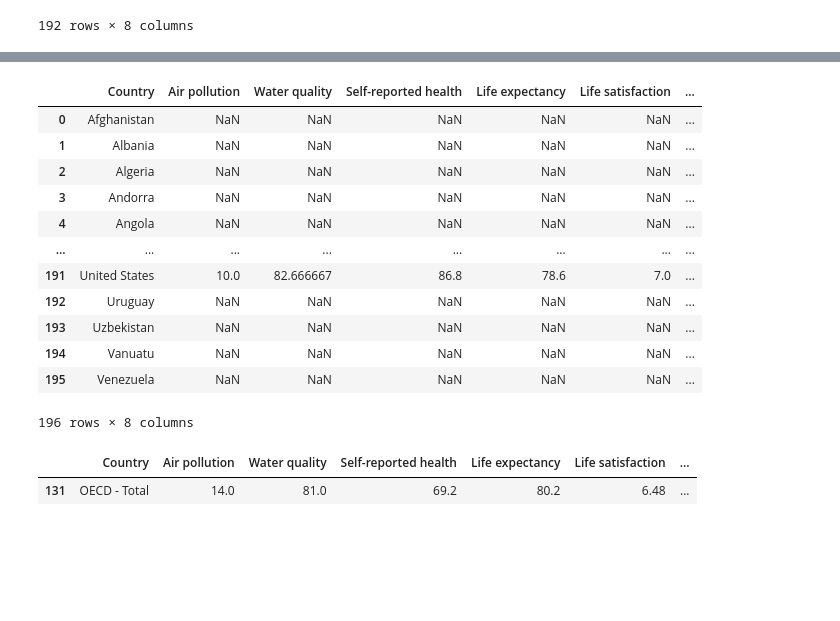
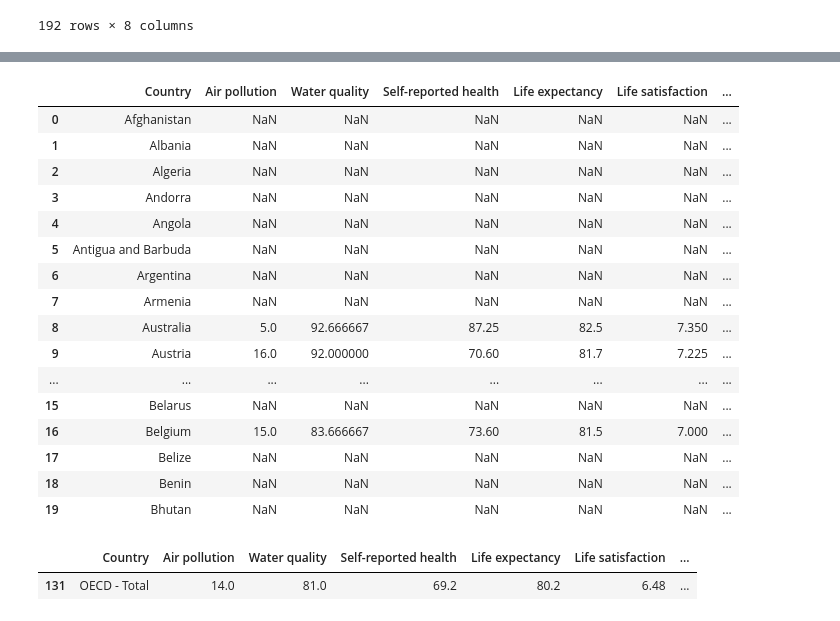
Before and after one commit to maranedah/MDS7202, a Jupyter notebook: clases/Clase 9 - Concatenacion y Merge/Clase_9_Concatenacion_combinacion_fuentes_de_datos.ipynb, the cells around one changed output, grey strips where cells are left out. Drawn from its saved outputs; the diff is of its cells as text; code cells hidden in the pictures; blank space fills up the shorter version.

```diff
--- a/clases/Clase 9 - Concatenacion y Merge/Clase_9_Concatenacion_combinacion_fuentes_de_datos.ipynb
+++ b/clases/Clase 9 - Concatenacion y Merge/Clase_9_Concatenacion_combinacion_fuentes_de_datos.ipynb
@@ -681,26 +669,30 @@ Combina todos los elementos posibles y conserva todo el resto en filas independi
 # %%
 outer_merged_df = pd.merge(
     left=env_heatlh_df,
     right=t_agg_df,
     on="Country",
     sort=True,
     how="outer",
 )
-outer_merged_df
+outer_merged_df.head(20)
 # %% [output]
 |  | Country | Air pollution | Water quality | Self-reported health | Life expectancy | Life satisfaction | ... |
 | 0 | Afghanistan | NaN | NaN | NaN | NaN | NaN | ... |
 | 1 | Albania | NaN | NaN | NaN | NaN | NaN | ... |
 | 2 | Algeria | NaN | NaN | NaN | NaN | NaN | ... |
 | 3 | Andorra | NaN | NaN | NaN | NaN | NaN | ... |
 | 4 | Angola | NaN | NaN | NaN | NaN | NaN | ... |
+| 5 | Antigua and Barbuda | NaN | NaN | NaN | NaN | NaN | ... |
+| 6 | Argentina | NaN | NaN | NaN | NaN | NaN | ... |
+| 7 | Armenia | NaN | NaN | NaN | NaN | NaN | ... |
+| 8 | Australia | 5.0 | 92.666667 | 87.25 | 82.5 | 7.350 | ... |
+| 9 | Austria | 16.0 | 92.000000 | 70.60 | 81.7 | 7.225 | ... |
 | ... | ... | ... | ... | ... | ... | ... | ... |
-| 191 | United States | 10.0 | 82.666667 | 86.8 | 78.6 | 7.0 | ... |
-| 192 | Uruguay | NaN | NaN | NaN | NaN | NaN | ... |
-| 193 | Uzbekistan | NaN | NaN | NaN | NaN | NaN | ... |
-| 194 | Vanuatu | NaN | NaN | NaN | NaN | NaN | ... |
-| 195 | Venezuela | NaN | NaN | NaN | NaN | NaN | ... |
+| 15 | Belarus | NaN | NaN | NaN | NaN | NaN | ... |
+| 16 | Belgium | 15.0 | 83.666667 | 73.60 | 81.5 | 7.000 | ... |
+| 17 | Belize | NaN | NaN | NaN | NaN | NaN | ... |
+| 18 | Benin | NaN | NaN | NaN | NaN | NaN | ... |
+| 19 | Bhutan | NaN | NaN | NaN | NaN | NaN | ... |
-196 rows × 8 columns
 # %%
 outer_merged_df[outer_merged_df["Country"] == "OECD - Total"]
 # %% [output]
```
Also changed, not shown: parts of 5 cells of this notebook, 5 other files.
